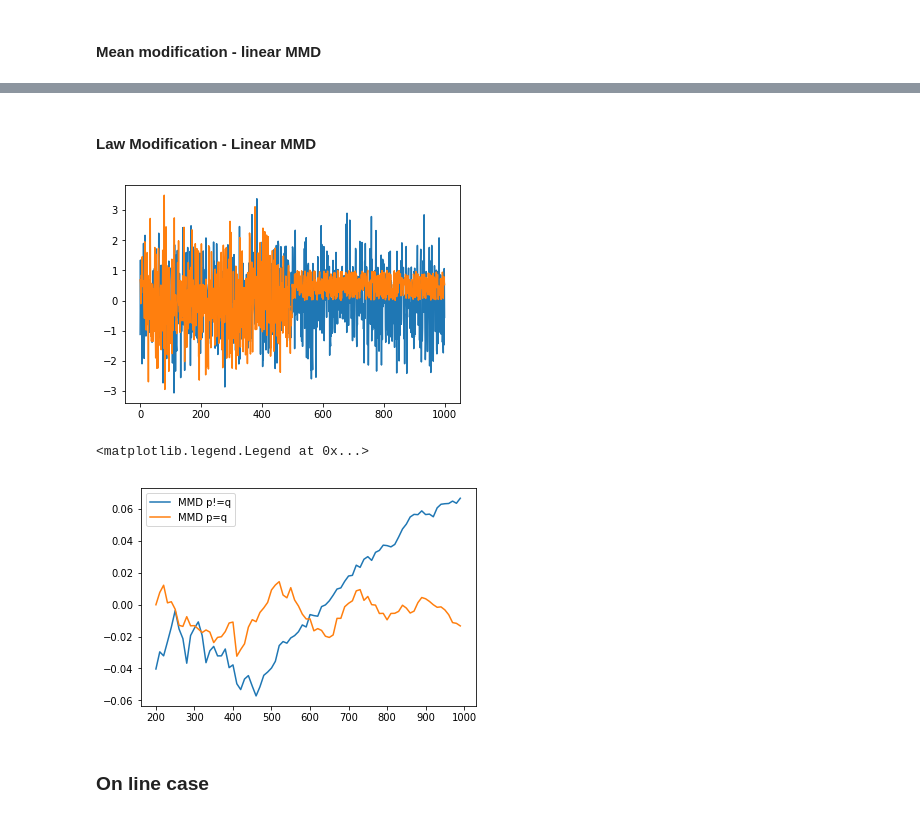
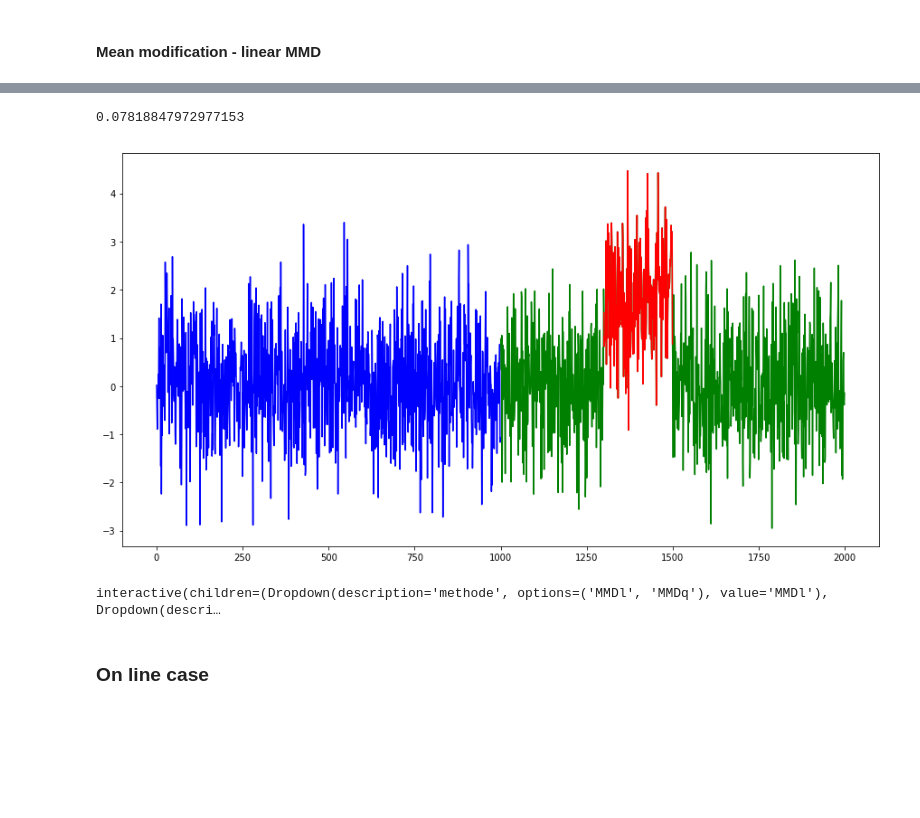
Before and after one commit to kronerte/Memoire, a Jupyter notebook: MMD for two sample test.ipynb, the cells around one changed output, grey strips where cells are left out. Drawn from its saved outputs; the diff is of its cells as text; code cells hidden in the pictures; blank space fills up the shorter version.

Commit message:
Off line/On line experiment

```diff
--- a/MMD for two sample test.ipynb
+++ b/MMD for two sample test.ipynb
@@ -518,26 +435,49 @@ plt.legend()
-# %% [markdown]
-#### Law Modification - Linear MMD
-# %%
-X = np.random.randn(1000).reshape((1000,1))
-Y = np.random.randn(1000).reshape((1000,1))
-T = np.hstack(((np.random.randn(500),np.random.uniform(size=500)))).reshape((1000,1))
-plt.plot(X)
-plt.plot(T)
-MMDliste = []
-MMDTemmoin = []
-kernel = gaussian(1)
-for i in range(200,1000,10):
-    MMDliste.append(MMDl(X[:i],T[:i],kernel))
-    MMDTemmoin.append(MMDl(X[:i],Y[:i],kernel))
-# %% [output]
-[figure, removed]
-# %%
-plt.plot(range(200,1000,10),MMDliste,label="MMD p!=q")
-plt.plot(range(200,1000,10),MMDTemmoin,label="MMD p=q")
-plt.legend()
-# %% [output]
-<matplotlib.legend.Legend at 0x...>
-[figure, removed]
+# %%
+X = np.random.randn(1000).reshape((1000,1))
+Y = np.random.randn(1000).reshape((1000,1))
+Y[300:500] += 2
+plt.plot(range(1000),X,'b')
+plt.plot(range(1000,2000),Y,'g')
+plt.plot(range(1300,1500),Y[300:500],'r')
+treshold_estimator(X.reshape(1000),lambda x,y: MMDl(x,y,gaussian(5)),100, nb_turn = 100)
+# %% [output]
+0.07818847972977153
+[figure, added]
+# %%
+MMDdict = {}
+MMDdict['MMDl'] = MMDl
+MMDdict['MMDq'] = MMDq
+
+Ker = {}
+Ker['gaussian'] = gaussian
+Ker['laplacian'] = laplacian
+
+
+@interact(methode=["MMDl","MMDq"],kernel=["gaussian","laplacian"],
+          parametre=[0.25, 0.5, 1, 2, 5,10],size=[10,20,50,100],
+          step=[10,20,50,100],repeat=[1,10,100])
+def on_line_test(methode,kernel,parametre,size,step,repeat):
+    data = pd.DataFrame(columns=["i","mmd"])
+
+    n = 0
+    L = []
+    for _ in range(repeat):
+        X = np.random.randn(1000).reshape((1000,1))
+        Y = np.random.randn(1000).reshape((1000,1))
+        Y[300:500] += 2
+        for i in range(0,1000,step):
+            data.loc[n] = [i,MMDdict[methode](X[:size],Y[i:i+size],Ker[kernel](parametre))]
+            n += 1
+    t=treshold_estimator(X.reshape(1000),
+                         lambda x,y:MMDdict[methode](x,y,Ker[kernel](parametre)),
+                         size, nb_turn = 100)
+    sig = h_std_estimator(X.reshape((1000,1)),Ker[kernel](parametre), nb_turn = 100)*1.14*1.64/(s)**0.5
+    sea.lineplot(data=data,x='i',y='mmd')
+    plt.plot(np.ones(1000)*t,label="95%")
+    plt.plot(np.ones(1000)*sig,label="sigma")
+    plt.legend()
+# %% [output]
+interactive(children=(Dropdown(description='methode', options=('MMDl', 'MMDq'), value='MMDl'), Dropdown(descri…
 # %% [markdown]
 ### On line case
 # %% [markdown]
```
Also changed, not shown: parts of 21 cells of this notebook.
